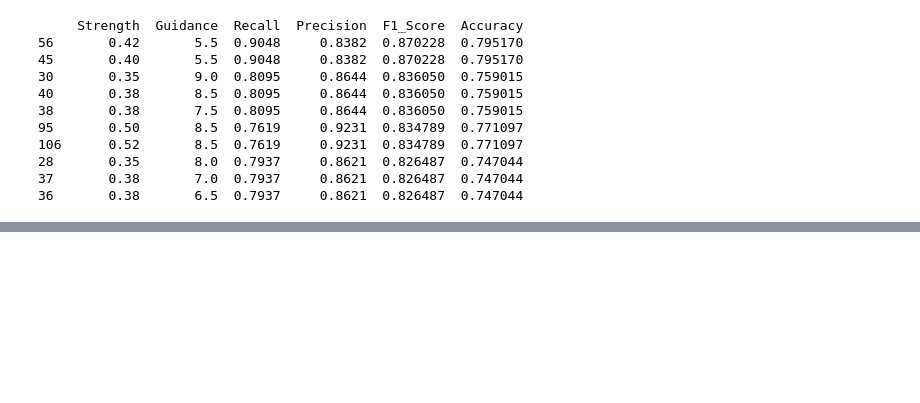
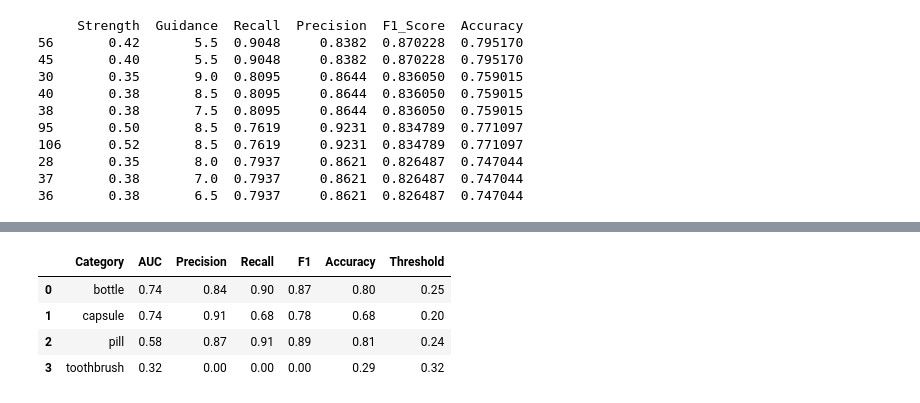
Before and after one commit to BaselCS/visual_anomaly_detection, a Jupyter notebook: plot.ipynb, the cells around one changed output, grey strips where cells are left out. Saved outputs shown, nothing was run; the diff lists cells and outputs as text; code cells hidden in the pictures; blank space fills up the shorter version.

```diff
--- a/plot.ipynb
+++ b/plot.ipynb
@@ -115,0 +141,21 @@ print("✅ تم حفظ الرسم البياني المعدل بفاصل 0.1")
+# %%
+import pandas as pd
+# Category,AUC,Precision,Recall,F1,Accuracy,Threshold
+
+a=[
+"bottle",0.7404761904761905,0.8382352941176471,0.9047619047619048,0.8702290076335878,0.7951807228915663,0.24702552165836095,
+"capsule",0.7363382528919027,0.9135802469135802,0.6788990825688074,0.7789473684210526,0.6818181818181818,0.19644147362560033,
+"pill",0.5801963993453355,0.8716216216216216,0.9148936170212766,0.8927335640138409,0.8143712574850299,0.23861591527238485,
+"toothbrush",0.3194444444444444,0,0.0,0,0.2857142857142857,0.3179715880192816,
+]
+
+df = pd.DataFrame([a[i:i+7] for i in range(0, len(a), 7)],
+                  columns=['Category', 'AUC', 'Precision', 'Recall', 'F1', 'Accuracy', 'Threshold'])
+
+df.round(2)
+# %% [output]
+|  | Category | AUC | Precision | Recall | F1 | Accuracy | Threshold |
+| 0 | bottle | 0.74 | 0.84 | 0.90 | 0.87 | 0.80 | 0.25 |
+| 1 | capsule | 0.74 | 0.91 | 0.68 | 0.78 | 0.68 | 0.20 |
+| 2 | pill | 0.58 | 0.87 | 0.91 | 0.89 | 0.81 | 0.24 |
+| 3 | toothbrush | 0.32 | 0.00 | 0.00 | 0.00 | 0.29 | 0.32 |
```
Also changed, not shown: parts of 3 cells of this notebook, 48 other files.
